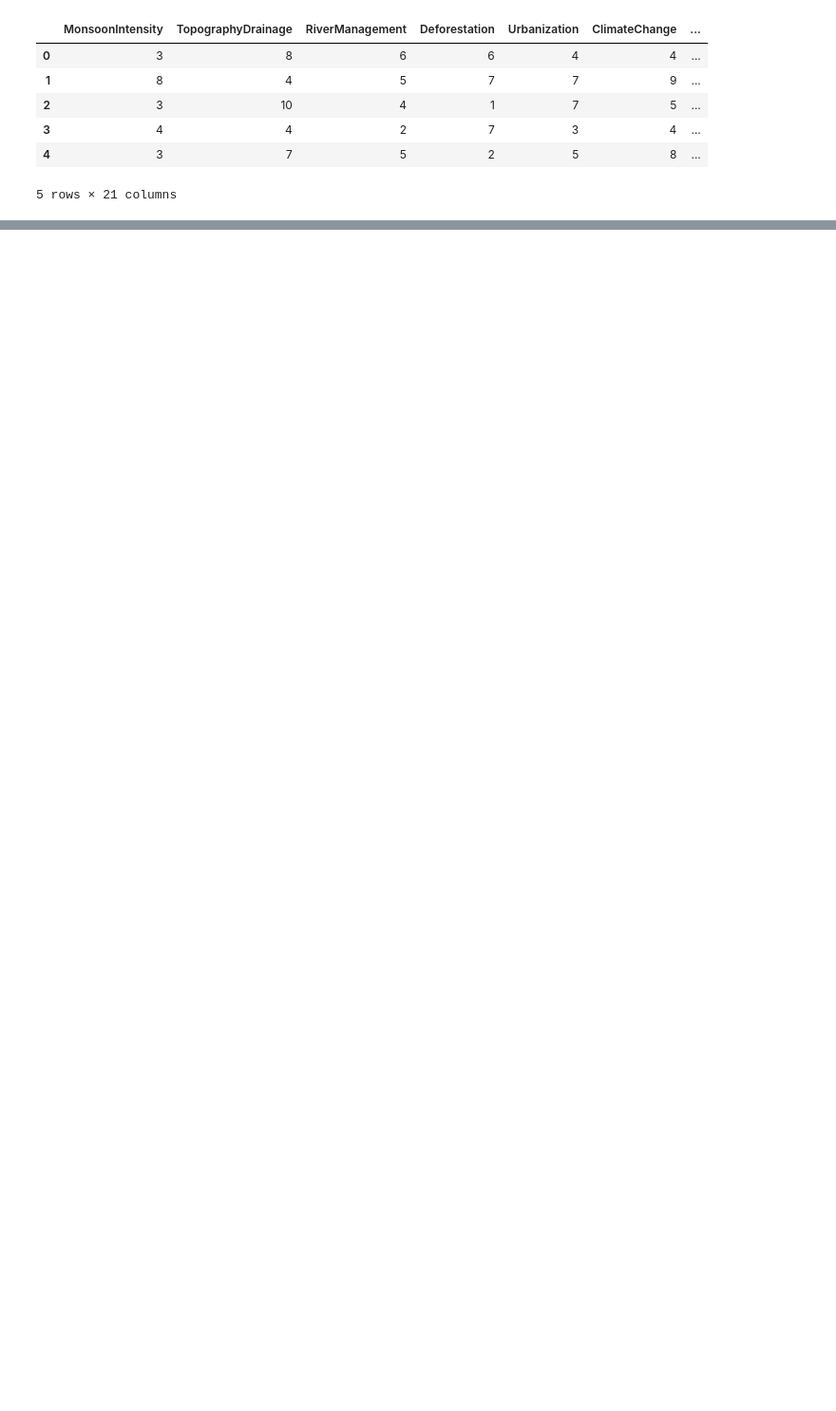
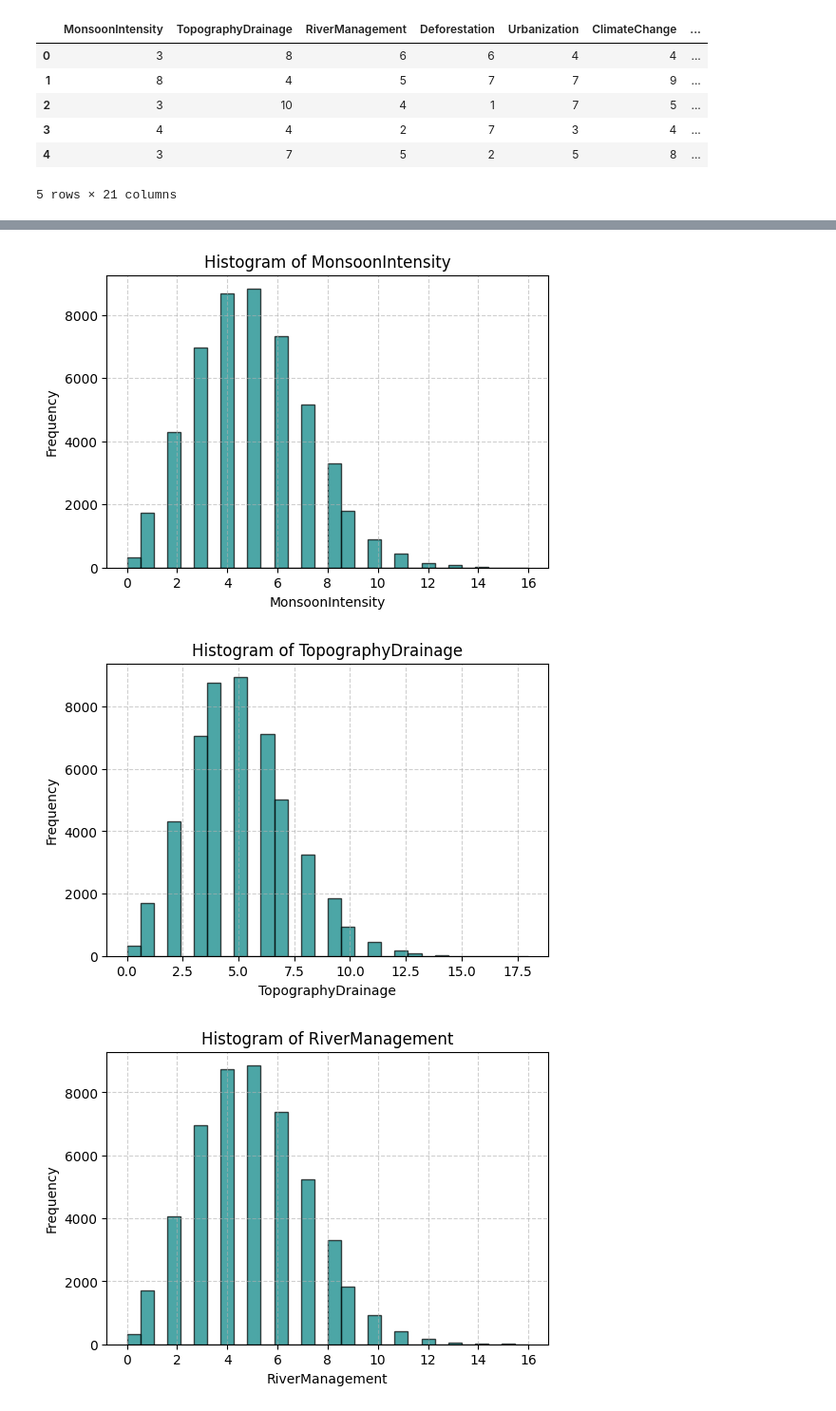
Before and after one commit to sumeethvarma7/AI_Based_Disaster_Early_Warning_System.ipynb, a Jupyter notebook: Copy_of_AI_Based_Disaster_Early_Warning_System.ipynb, the cells around one changed output, grey strips where cells are left out. Shown at 95% size. Drawn from its saved outputs; the diff is of its cells as text; code cells hidden in the pictures; blank space fills up the shorter version.

```diff
--- a/Copy_of_AI_Based_Disaster_Early_Warning_System.ipynb
+++ b/Copy_of_AI_Based_Disaster_Early_Warning_System.ipynb
@@ -42,0 +135,14 @@ np.False_
+# %%
+#Histogram Analysis
+for col in numeric_cols:
+    plt.figure(figsize=(6,4))
+    plt.hist(df[col], bins=30, color='teal', edgecolor='black', alpha=0.7)
+    plt.title(f"Histogram of {col}")
+    plt.xlabel(col)
+    plt.ylabel("Frequency")
+    plt.grid(True, linestyle='--', alpha=0.6)
+    plt.show()
+# %% [output]
+[figure, added]
+[figure, added]
+[figure, added]
```
Also changed, not shown: parts of 19 cells of this notebook.
